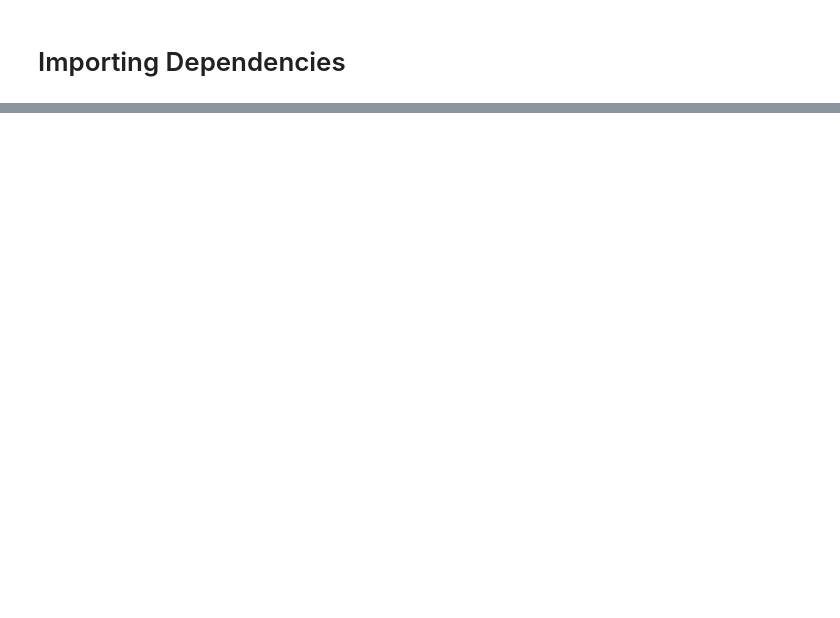
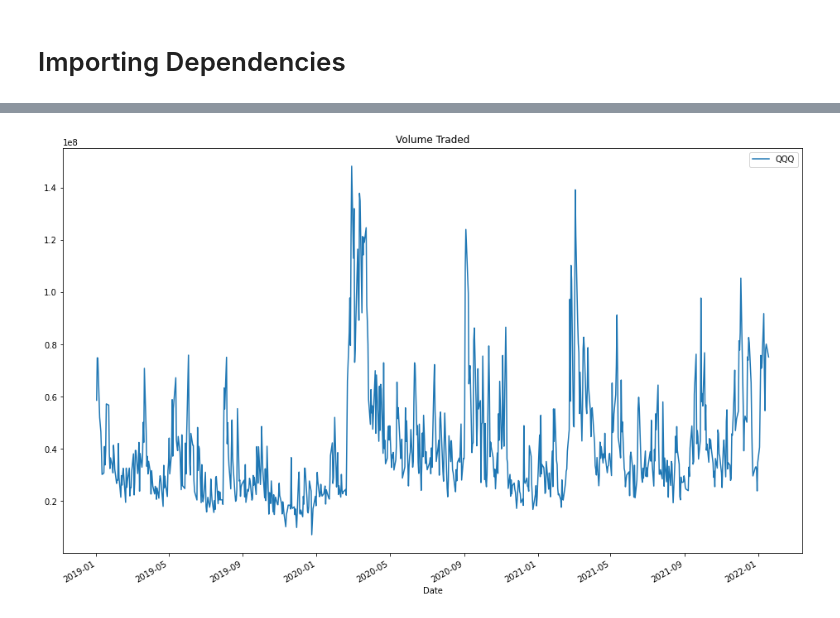
Before and after one commit to gaben3722/Time-Series-Project-Finance-Data, a Jupyter notebook: Untitled.ipynb, the cells around one changed output, grey strips where cells are left out. Cells and saved outputs as stored; diff of their text form; code cells hidden in the pictures; blank space fills up the shorter version.

```diff
--- a/Untitled.ipynb
+++ b/Untitled.ipynb
@@ -28,0 +34,5 @@ QQQ.head()
+# %%
+QQQ['Volume'].plot(label = 'QQQ', figsize = (16,10), title = 'Volume Traded')
+plt.legend();
+# %% [output]
+[figure, added]
```
Also changed, not shown: parts of 3 cells of this notebook.
